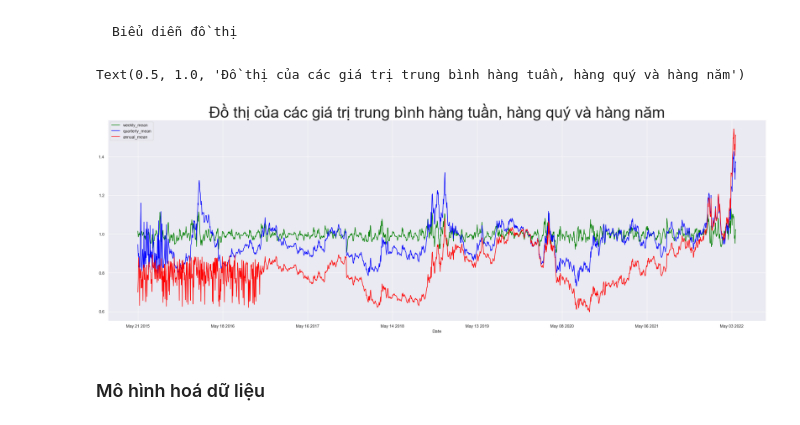
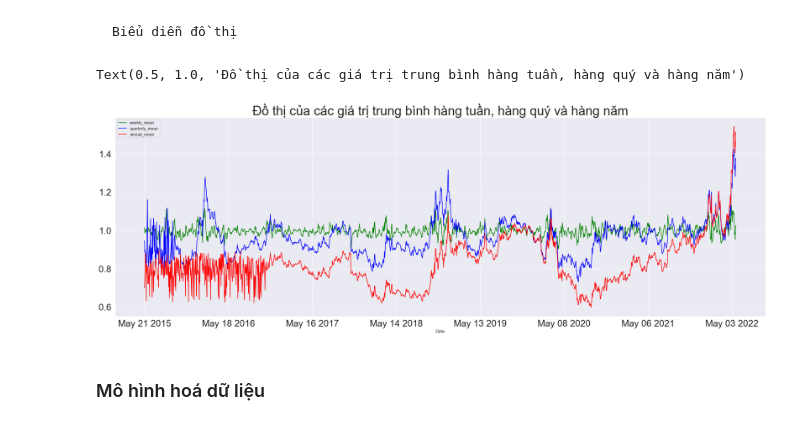
Before and after one commit to LeManhDuy/Data-Science-Stock-Price-Prediction, a Jupyter notebook: feature_engineering.ipynb, the cells around one changed output. Saved outputs shown, nothing was run; the diff lists cells and outputs as text; code cells hidden in the pictures.

```diff
--- a/feature_engineering.ipynb
+++ b/feature_engineering.ipynb
@@ -171,13 +171,13 @@ data.head()
 # %%
 plt.figure(figsize=(70,10))
 ax1 = plt.subplot(1, 2, 1)
-data.plot.line(x='Date', y='weekly_mean', ax = ax1, color='green', label='weekly_mean')
+data.plot.line(x='Date', y='weekly_mean', ax = ax1, color='green', label='weekly_mean',fontsize=25)
 data.plot.line(x='Date', y='quarterly_mean',ax = ax1, color='blue', label='quarterly_mean')
 data.plot.line(x='Date', y='annual_mean',ax = ax1, color='red', label='annual_mean')
-plt.title("Đồ thị của các giá trị trung bình hàng tuần, hàng quý và hàng năm", fontsize=42)
+plt.title("Đồ thị của các giá trị trung bình hàng tuần, hàng quý và hàng năm", fontsize=35)
 # %% [output]
 Text(0.5, 1.0, 'Đồ thị của các giá trị trung bình hàng tuần, hàng quý và hàng năm')
-[figure, old version]
+[figure, new version]
 # %% [markdown]
 ### Mô hình hoá dữ liệu
 # %% [markdown]
```
Also changed, not shown: parts of 6 cells of this notebook, 2 other files.
